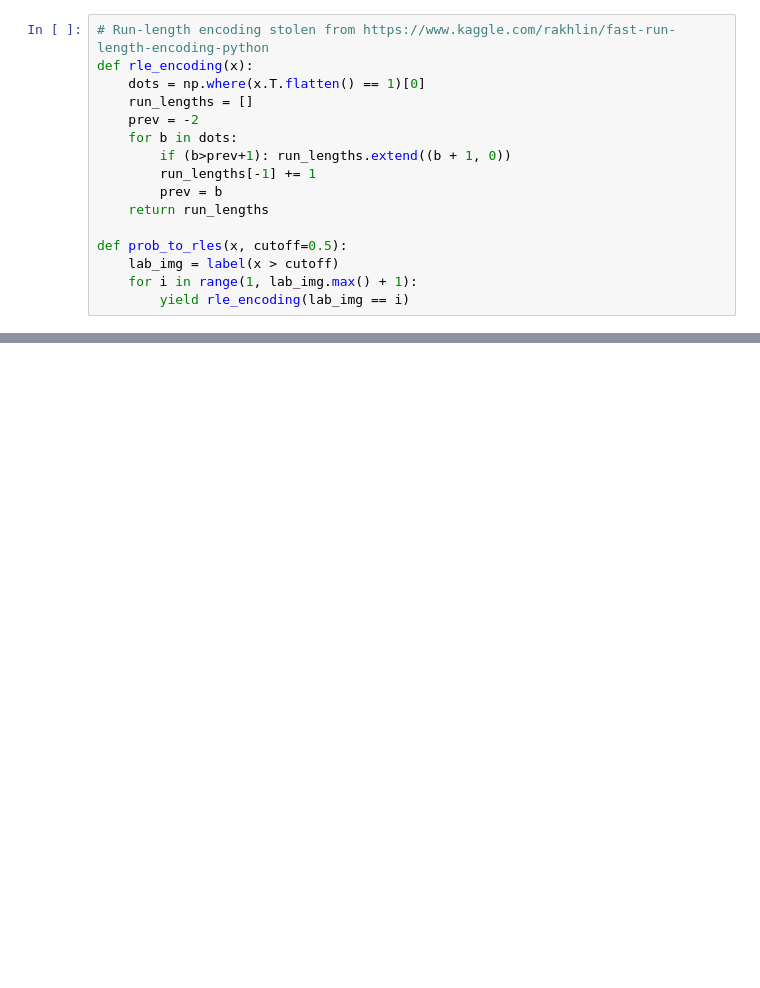
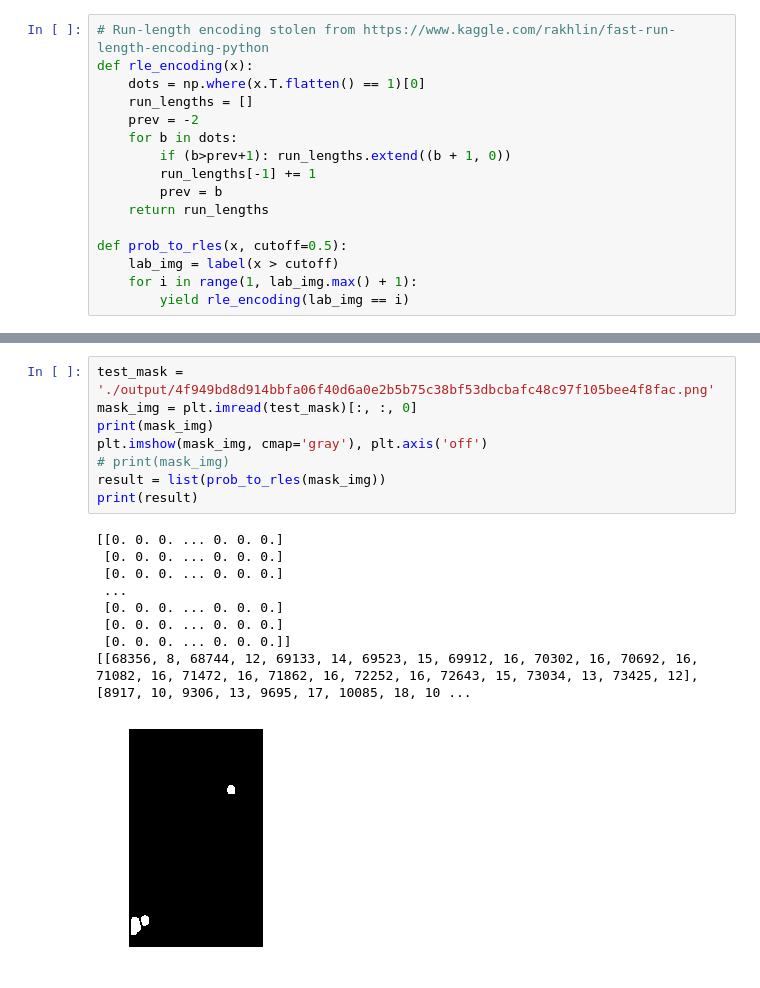
Before and after one commit to Hatuw/research, a Jupyter notebook: poc/kaggle_test.ipynb, the cells around one changed output, grey strips where cells are left out. Saved outputs shown, nothing was run; the diff lists cells and outputs as text; blank space fills up the shorter version.

Commit message:
change test ipyng

```diff
--- a/poc/kaggle_test.ipynb
+++ b/poc/kaggle_test.ipynb
@@ -61 +69,19 @@ print(list(prob_to_rles(test_image))[0])
 [1, 6, 257, 6, 513, 6, 769, 6, 1025, 6, 1281, 6, 1537, 5, 1793, 5, 2049, 4, 2305, 3, 2561, 2, 2817, 1]
+# %%
+test_mask = './output/4f949bd8d914bbfa06f40d6a0e2b5b75c38bf53dbcbafc48c97f105bee4f8fac.png'
+mask_img = plt.imread(test_mask)[:, :, 0]
+print(mask_img)
+plt.imshow(mask_img, cmap='gray'), plt.axis('off')
+# print(mask_img)
+result = list(prob_to_rles(mask_img))
+print(result)
+# %% [output]
+[[0. 0. 0. ... 0. 0. 0.]
+ [0. 0. 0. ... 0. 0. 0.]
+ [0. 0. 0. ... 0. 0. 0.]
+ ...
+ [0. 0. 0. ... 0. 0. 0.]
+ [0. 0. 0. ... 0. 0. 0.]
+ [0. 0. 0. ... 0. 0. 0.]]
+[[68356, 8, 68744, 12, 69133, 14, 69523, 15, 69912, 16, 70302, 16, 70692, 16, 71082, 16, 71472, 16, 71862, 16, 72252, 16, 72643, 15, 73034, 13, 73425, 12], [8917, 10, 9306, 13, 9695, 17, 10085, 18, 10 ...
+[figure, added]
```
Also changed, not shown: parts of 2 cells of this notebook.
